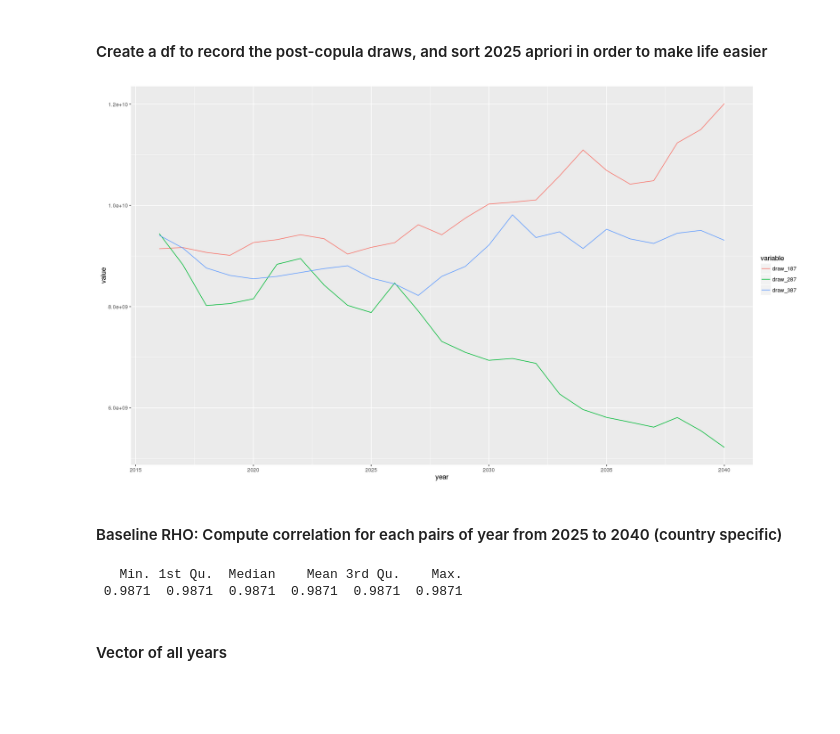
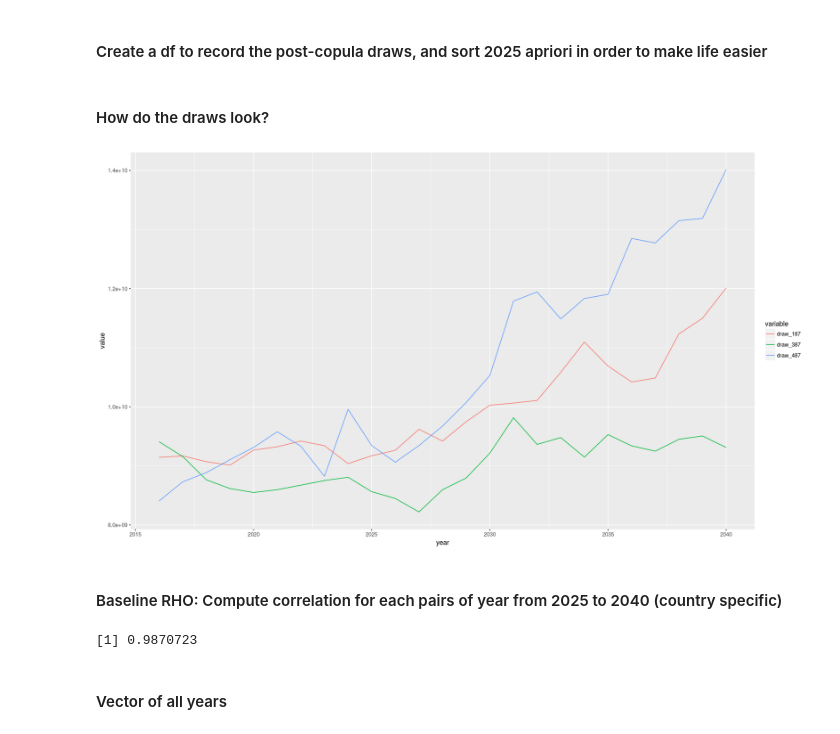
Before and after one commit to sadatnfs/copula, a Jupyter notebook: copula_sorting/Correlation Induction using Copula.ipynb, the cells around one changed output. Drawn from its saved outputs; the diff is of its cells as text; code cells hidden in the pictures; blank space fills up the shorter version.

```diff
--- a/copula_sorting/Correlation Induction using Copula.ipynb
+++ b/copula_sorting/Correlation Induction using Copula.ipynb
@@ -47,11 +90,13 @@ dcast1 <- dcast(melt1, iso3 + location_name  + variable ~   year, value.var="val
 # %%
 post_copula <- dcast1
 post_copula <- arrange(post_copula, `2025`)
+# %% [markdown]
+#### How do the draws look?
 # %%
-ggplot(subset(melt1, variable == "draw_187" | variable == "draw_287" |variable == "draw_387")) +
+ggplot(subset(melt1, variable == "draw_187" | variable == "draw_487" |variable == "draw_387")) +
 geom_line(aes(x = year, y = value, group = variable, color = variable))
 # %% [output]
-[figure, old version]
+[figure, new version]
 # %% [markdown]
 #### Baseline RHO: Compute correlation for each pairs of year from 2025 to 2040 (country specific)
 # %%
@@ -62,10 +107,9 @@ for(i in 2025:2039) {
   rho[j] = cor(x = dcast1[,paste0(i)], y = dcast1[,paste0(i+1)], method = "spearman")
 }
 
-summary(mean_rho <- mean(rho))
+print(mean_rho <- mean(rho))
 # %% [output]
-   Min. 1st Qu.  Median    Mean 3rd Qu.    Max.
- 0.9871  0.9871  0.9871  0.9871  0.9871  0.9871
+[1] 0.9870723
 # %% [markdown]
 #### Vector of all years
 # %%
```
Also changed, not shown: parts of 7 cells of this notebook.
